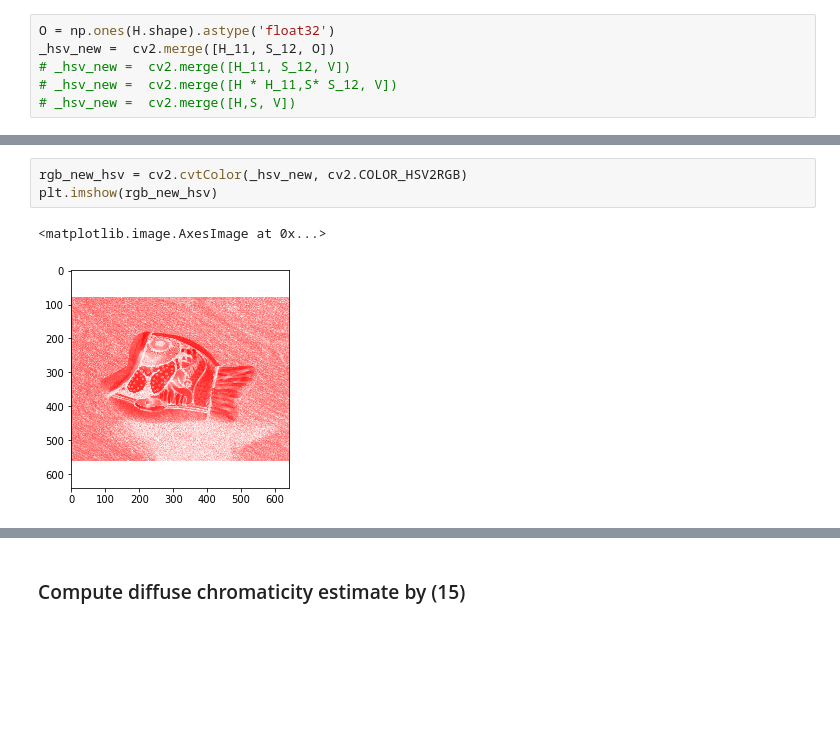
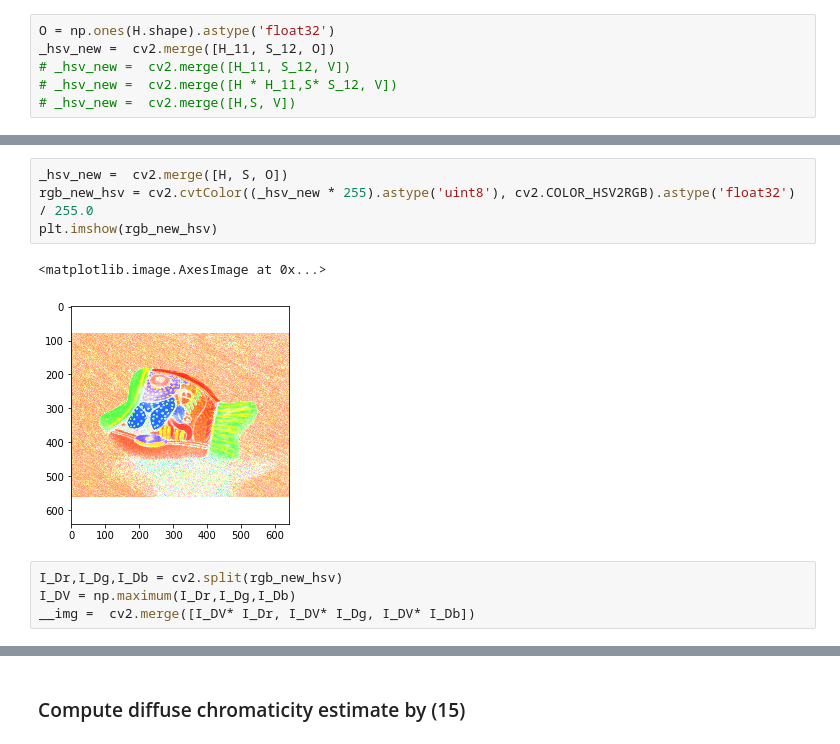
Before and after one commit to NikolaiSviridov/Specular-Highlight-Removal, a Jupyter notebook: single_image/Artusi_A_et_al/python/clean.ipynb, the cells around one changed output, grey strips where cells are left out. Drawn from its saved outputs; the diff is of its cells as text; blank space fills up the shorter version.

```diff
--- a/single_image/Artusi_A_et_al/python/clean.ipynb
+++ b/single_image/Artusi_A_et_al/python/clean.ipynb
@@ -208,6 +250,11 @@ plt.imshow(rgb_new_hsv)
 # %%
-rgb_new_hsv = cv2.cvtColor(_hsv_new, cv2.COLOR_HSV2RGB)
+_hsv_new =  cv2.merge([H, S, O])
+rgb_new_hsv = cv2.cvtColor((_hsv_new * 255).astype('uint8'), cv2.COLOR_HSV2RGB).astype('float32') / 255.0
 plt.imshow(rgb_new_hsv)
 # %% [output]
 <matplotlib.image.AxesImage at 0x...>
-[figure, old version]
+[figure, new version]
+# %%
+I_Dr,I_Dg,I_Db = cv2.split(rgb_new_hsv)
+I_DV = np.maximum(I_Dr,I_Dg,I_Db)
+__img =  cv2.merge([I_DV* I_Dr, I_DV* I_Dg, I_DV* I_Db])
```
Also changed, not shown: parts of 32 cells of this notebook.
